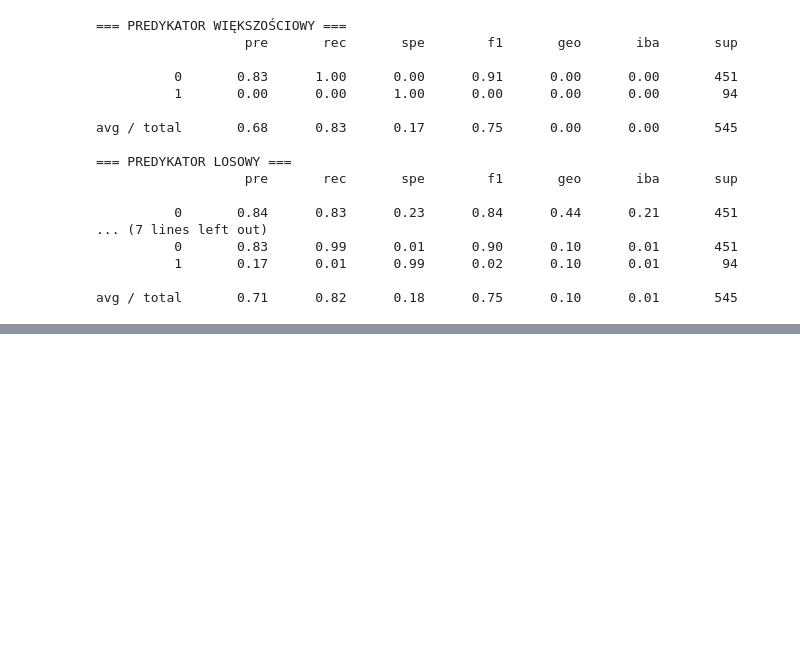
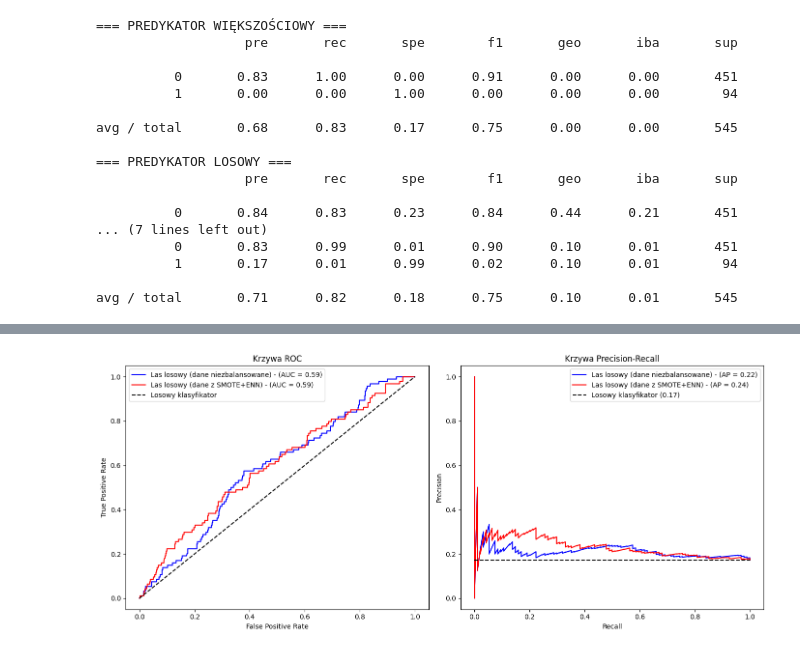
Before and after one commit to Zajecia-na-PWr-LR/lista6-MateuszOlech, a Jupyter notebook: Lista6.ipynb, the cells around one changed output, grey strips where cells are left out. Drawn from its saved outputs; the diff is of its cells as text; code cells hidden in the pictures; blank space fills up the shorter version.

```diff
--- a/Lista6.ipynb
+++ b/Lista6.ipynb
@@ -601,0 +661,7 @@ Widać bezużyteczność modeli naiwnych. Model większościowy w ciemno przypis
+# %%
+# las losowy na danych po SMOTE+ENN
+X_train_smenn, y_train_smenn = smote_enn.fit_resample(X_train_encoded, y_train)
+rf_smenn = RandomForestClassifier(n_estimators=100, random_state=42, max_depth=7)
+
+rf_smenn.fit(X_train_smenn, y_train_smenn)
+y_pred_smenn = rf_smenn.predict(X_test_encoded)
@@ -601,0 +695,33 @@ Widać bezużyteczność modeli naiwnych. Model większościowy w ciemno przypis
+# %%
+# krzywa roc i pr dla lasu losowego dla danych niezbalansowanych i po SMOTEENN
+y_prob_rf_smenn = rf_smenn.predict_proba(X_test_encoded)[:, 1]
+
+fpr_rf_smenn, tpr_rf_smenn, _ = roc_curve(y_test, y_prob_rf_smenn)
+roc_auc_rf_smenn = auc(fpr_rf_smenn, tpr_rf_smenn)
+
+prec_rf_smenn, rec_rf_smenn, _ = precision_recall_curve(y_test, y_prob_rf_smenn)
+ap_rf_smenn = average_precision_score(y_test, y_prob_rf_smenn)
+
+fig, axes = plt.subplots(1, 2, figsize=(14, 6))
+
+axes[0].plot(frp_rf, tpr_rf, label=f'Las losowy (dane niezbalansowane) - (AUC = {roc_auc_rf:.2f})', color='blue')
+axes[0].plot(fpr_rf_smenn, tpr_rf_smenn, label=f'Las losowy (dane z SMOTE+ENN) - (AUC = {roc_auc_rf_smenn:.2f})', color='red')
+axes[0].plot([0, 1], [0, 1], 'k--', label='Losowy klasyfikator')
+axes[0].set_xlabel('False Positive Rate')
+axes[0].set_ylabel('True Positive Rate')
+axes[0].set_title('Krzywa ROC')
+axes[0].legend()
+
+baseline = sum(y_test == 1) / len(y_test)
+axes[1].plot(rec_rf, prec_rf, label=f'Las losowy (dane niezbalansowane) - (AP = {ap_rf:.2f})', color='blue')
+axes[1].plot(rec_rf_smenn, prec_rf_smenn, label=f'Las losowy (dane z SMOTE+ENN) - (AP = {ap_rf_smenn:.2f})', color='red')
+axes[1].plot([0, 1], [baseline, baseline], 'k--', label=f'Losowy klasyfikator ({baseline:.2f})') # Pozioma linia!
+axes[1].set_xlabel('Recall')
+axes[1].set_ylabel('Precision')
+axes[1].set_title('Krzywa Precision-Recall')
+axes[1].legend()
+
+plt.tight_layout()
+plt.show()
+# %% [output]
+[figure, added]
```
Also changed, not shown: parts of 11 cells of this notebook.
